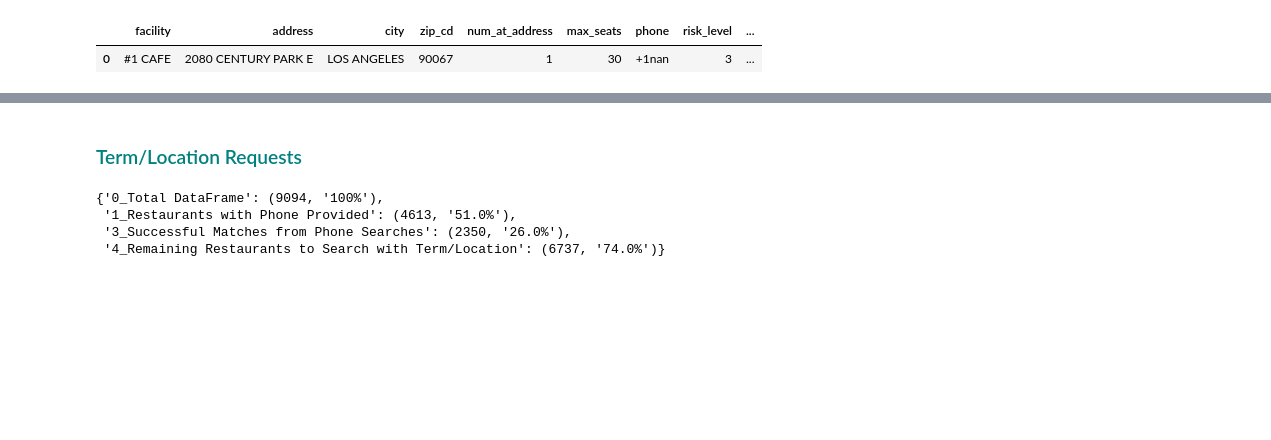
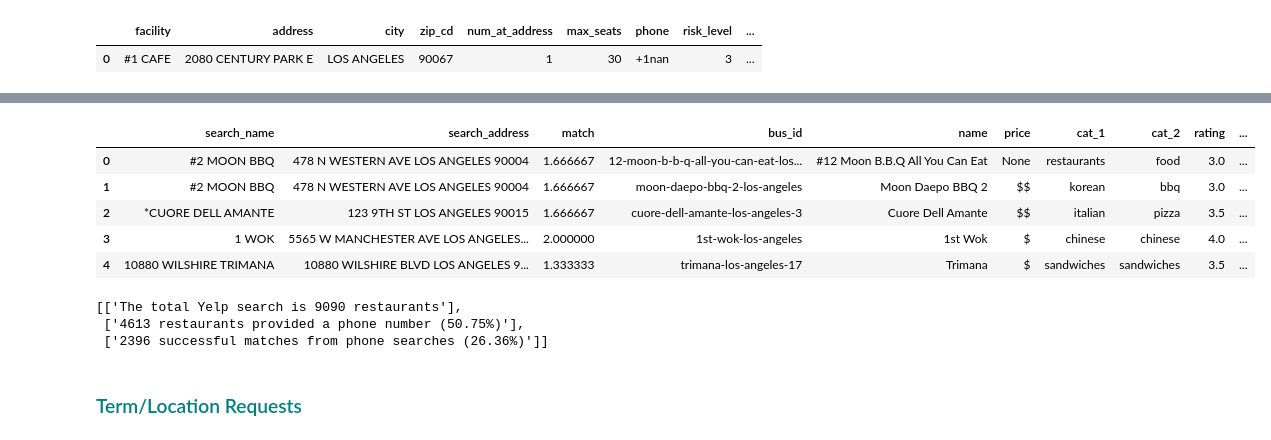
Before and after one commit to AnnaDanielle/restaurant_closings, a Jupyter notebook: ipynb/2.0 Yelp_Searches/2.00_yelp_api_search.ipynb, the cells around one changed output, grey strips where cells are left out. Drawn from its saved outputs; the diff is of its cells as text; code cells hidden in the pictures; blank space fills up the shorter version.

```diff
--- a/ipynb/2.0 Yelp_Searches/2.00_yelp_api_search.ipynb
+++ b/ipynb/2.0 Yelp_Searches/2.00_yelp_api_search.ipynb
@@ -57,2 +34,0 @@ phone_searches = yp.create_searches(rest_group_df, 'phone')
-# %%
-phn_srch_dict = yp.load_srch_dict(11, 'phone')
@@ -66,2 +35,6 @@ phn_frmt_dict = yp.format_srch_dict(phn_srch_dict, 'phone')
+# %%
+phone_search_dict = yp.load_search_dict('x', 'phone')
+# %%
+phone_format_list = yp.format_search_dict(phone_search_dict)
 # %%
-unknwn_phn = yp.pick_correct_matches(phn_frmt_dict, 'phone')
+phone_format_list, unknown_phone = yp.pick_correct_matches(phone_format_list, 'phone', process_list)
@@ -78,3 +41,19 @@ phn_srch_df.sort_values('search_name').head(1)
+# %%
+phone_search_df = yp.create_dataframe_of_matches(phone_format_list, 'phone', process_list)
+phone_search_df.sort_values('search_name').head(5)
+# %% [output]
+|  | search_name | search_address | match | bus_id | name | price | cat_1 | cat_2 | rating | ... |
+| 0 | #2 MOON BBQ | 478 N WESTERN AVE LOS ANGELES 90004 | 1.666667 | 12-moon-b-b-q-all-you-can-eat-los... | #12 Moon B.B.Q All You Can Eat | None | restaurants | food | 3.0 | ... |
+| 1 | #2 MOON BBQ | 478 N WESTERN AVE LOS ANGELES 90004 | 1.666667 | moon-daepo-bbq-2-los-angeles | Moon Daepo BBQ 2 | $$ | korean | bbq | 3.0 | ... |
+| 2 | *CUORE DELL AMANTE | 123 9TH ST LOS ANGELES 90015 | 1.666667 | cuore-dell-amante-los-angeles-3 | Cuore Dell Amante | $$ | italian | pizza | 3.5 | ... |
+| 3 | 1 WOK | 5565 W MANCHESTER AVE LOS ANGELES... | 2.000000 | 1st-wok-los-angeles | 1st Wok | $ | chinese | chinese | 4.0 | ... |
+| 4 | 10880 WILSHIRE TRIMANA | 10880 WILSHIRE BLVD LOS ANGELES 9... | 1.333333 | trimana-los-angeles-17 | Trimana | $ | sandwiches | sandwiches | 3.5 | ... |
+# %%
+process_list
+# %% [output]
+[['The total Yelp search is 9090 restaurants'],
+ ['4613 restaurants provided a phone number (50.75%)'],
+ ['2396 successful matches from phone searches (26.36%)']]
 # %% [markdown]
 ### <span style="color:teal"> Term/Location Requests </span>
 # %%
@@ -82,8 +62 @@ trm_loc_searches = yp.create_searches(rest_group_df, 'term_loc', optional_data=p
-# %%
-yp.return_proccess_tracker()
-# %% [output]
-{'0_Total DataFrame': (9094, '100%'),
- '1_Restaurants with Phone Provided': (4613, '51.0%'),
- '3_Successful Matches from Phone Searches': (2350, '26.0%'),
- '4_Remaining Restaurants to Search with Term/Location': (6737, '74.0%')}
 # %%
```
Also changed, not shown: parts of 50 cells of this notebook, 24 other files.
